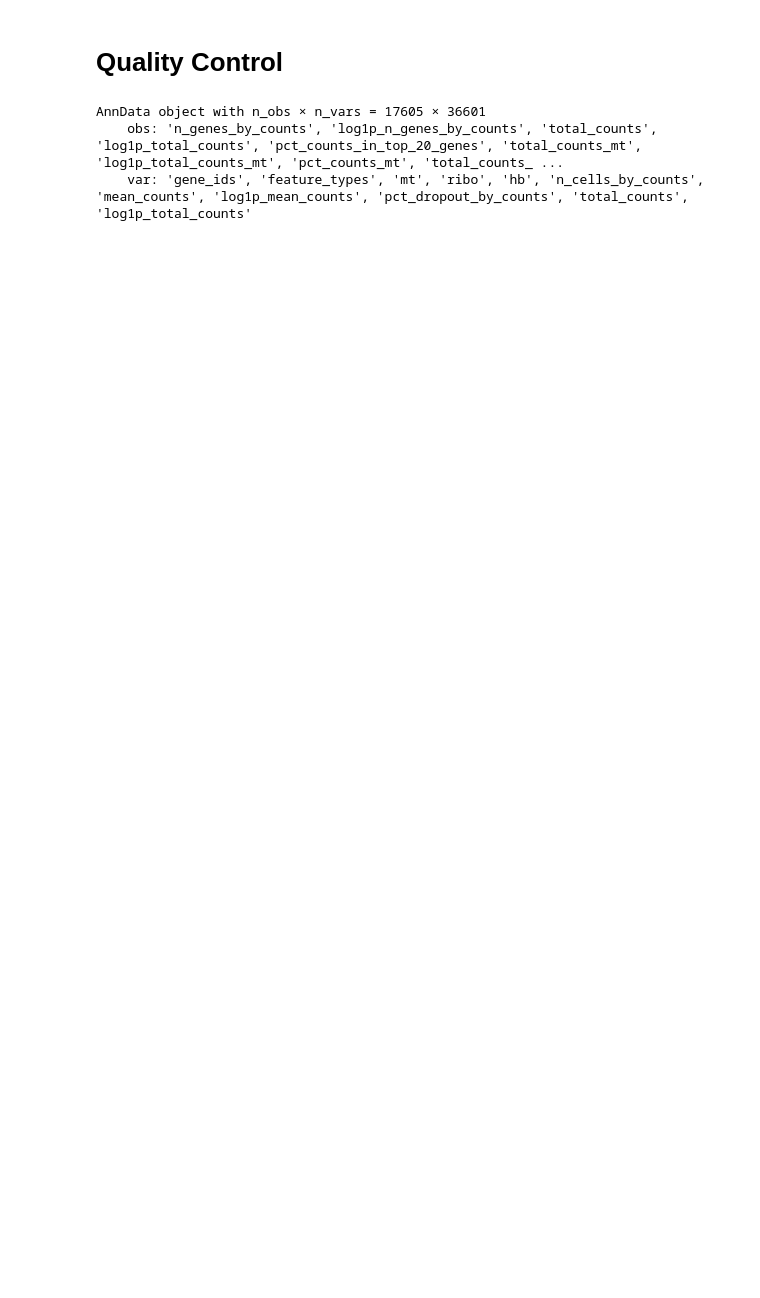
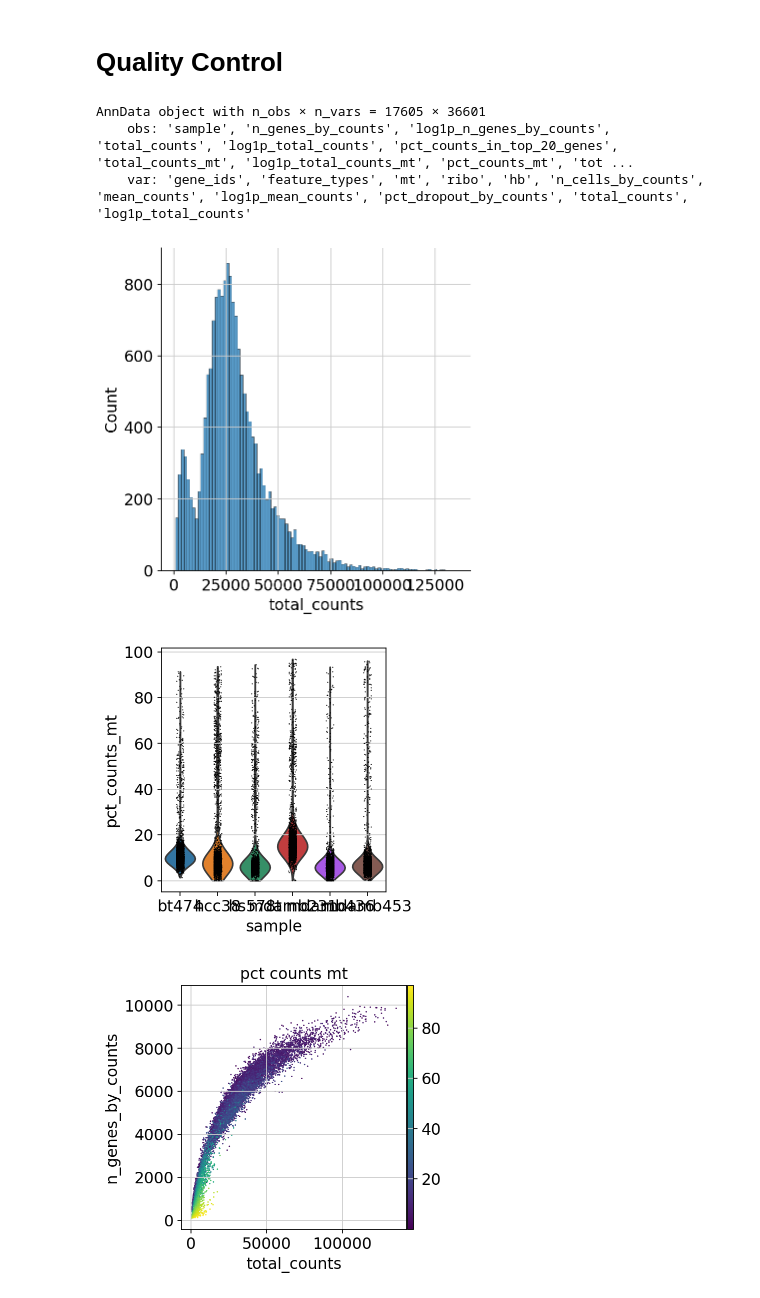
Before and after one commit to brocklab/clusterCleaver-analysis, a Jupyter notebook: notebooks/process10x.ipynb, the cells around one changed output. Drawn from its saved outputs; the diff is of its cells as text; code cells hidden in the pictures; blank space fills up the shorter version.

```diff
--- a/notebooks/process10x.ipynb
+++ b/notebooks/process10x.ipynb
@@ -22,6 +30,8 @@ adata = sc.read_10x_mtx('../data/rawData/JA23314/cellranger/JA23314/outs/count/f
 adata.write_h5ad('../data/h5ads/jostner-raw.h5ad')
 # %% [markdown]
 # Quality Control
+# %%
+adata = sc.read_h5ad('../data/h5ads/jostner-raw.h5ad')
 # %%
 # mitochondrial genes
 adata.var["mt"] = adata.var_names.str.startswith("MT-")
@@ -35,13 +45,17 @@ sc.pp.calculate_qc_metrics(
 adata
 # %% [output]
 AnnData object with n_obs × n_vars = 17605 × 36601
-    obs: 'n_genes_by_counts', 'log1p_n_genes_by_counts', 'total_counts', 'log1p_total_counts', 'pct_counts_in_top_20_genes', 'total_counts_mt', 'log1p_total_counts_mt', 'pct_counts_mt', 'total_counts_ ...
+    obs: 'sample', 'n_genes_by_counts', 'log1p_n_genes_by_counts', 'total_counts', 'log1p_total_counts', 'pct_counts_in_top_20_genes', 'total_counts_mt', 'log1p_total_counts_mt', 'pct_counts_mt', 'tot ...
     var: 'gene_ids', 'feature_types', 'mt', 'ribo', 'hb', 'n_cells_by_counts', 'mean_counts', 'log1p_mean_counts', 'pct_dropout_by_counts', 'total_counts', 'log1p_total_counts'
 # %%
 p1 = sns.displot(adata.obs["total_counts"], bins=100, kde=False)
 # sc.pl.violin(adata, 'total_counts')
-p2 = sc.pl.violin(adata, "pct_counts_mt")
+p2 = sc.pl.violin(adata, "pct_counts_mt", groupby='sample')
 p3 = sc.pl.scatter(adata, "total_counts", "n_genes_by_counts", color="pct_counts_mt")
+# %% [output]
+[figure, added]
+[figure, added]
+[figure, added]
 # %%
 def is_outlier(adata, metric: str, nmads: int):
     M = adata.obs[metric]
```
Also changed, not shown: parts of 20 cells of this notebook.
